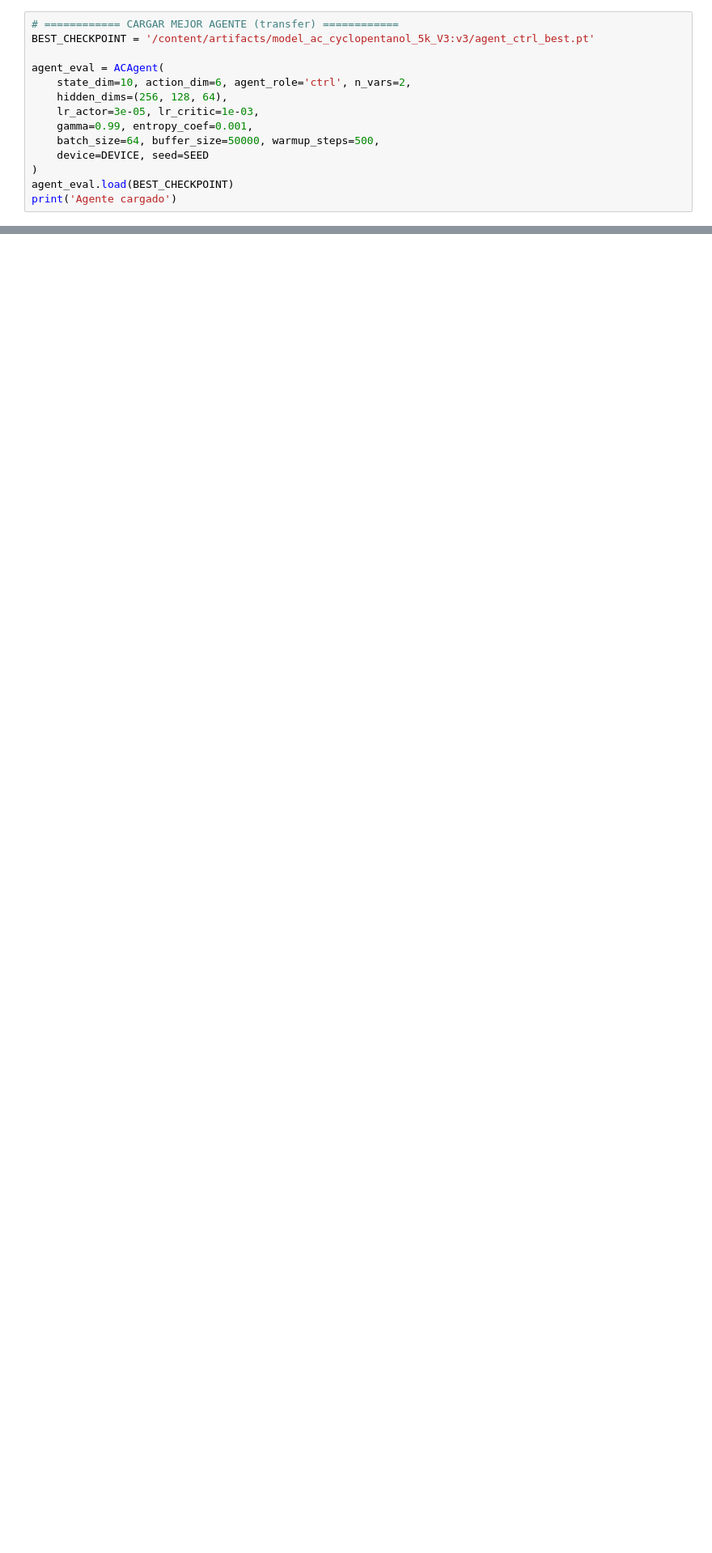
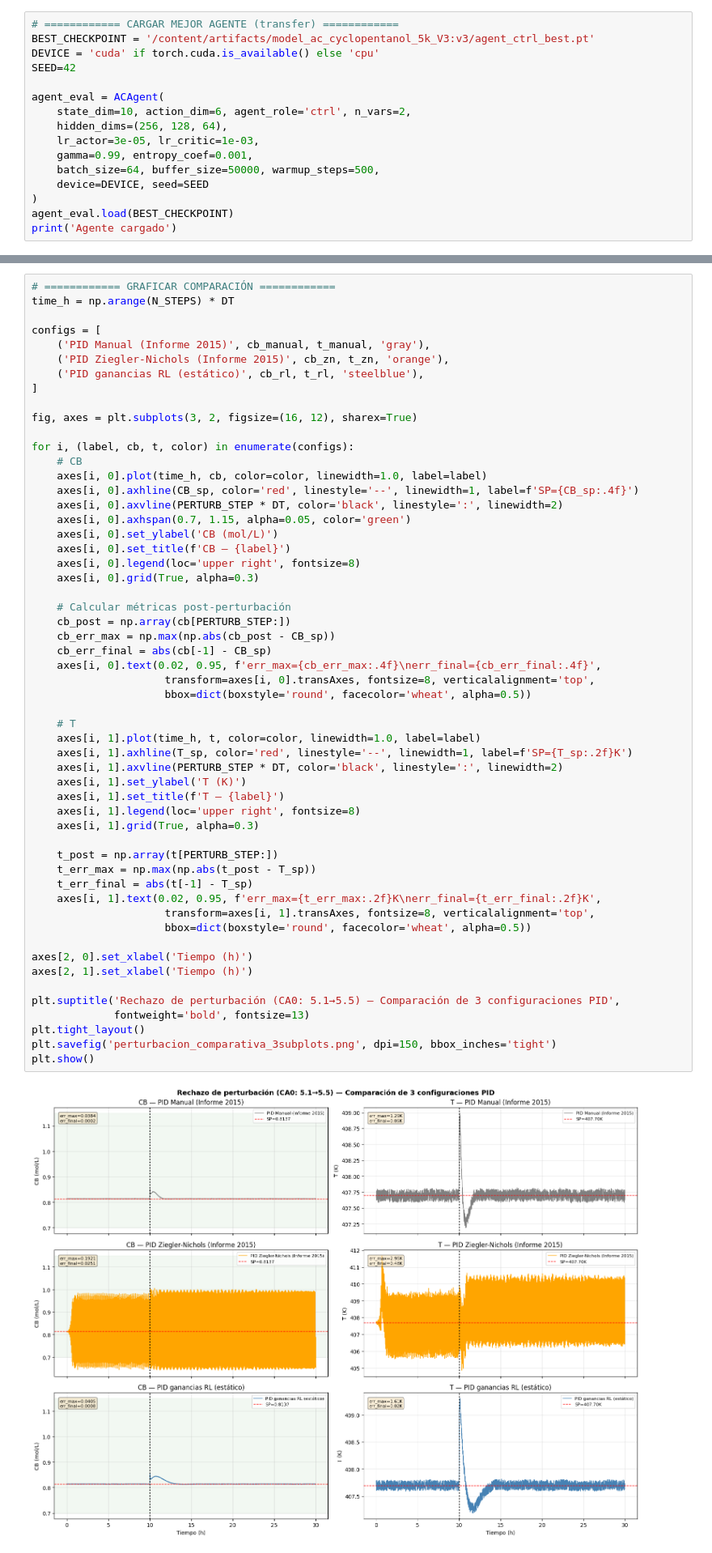
Before and after one commit to valeriaeskenazi/Control-PID-Adaptativo-Inteligente-mediante-Reinforcement-Learning, a Jupyter notebook: Version_4/Entrenamiento/CTRL/AC/Cyclopentanol/AC_Hiperparametros_Cyclopentanol_V3.ipynb, the cells around one changed output, grey strips where cells are left out. Shown at 81% size. Saved outputs shown, nothing was run; the diff lists cells and outputs as text; blank space fills up the shorter version.

```diff
--- a/Version_4/Entrenamiento/CTRL/AC/Cyclopentanol/AC_Hiperparametros_Cyclopentanol_V3.ipynb
+++ b/Version_4/Entrenamiento/CTRL/AC/Cyclopentanol/AC_Hiperparametros_Cyclopentanol_V3.ipynb
@@ -238,6 +238,8 @@ wandb:   2 of 2 files downloaded.
 # %%
 # ============ CARGAR MEJOR AGENTE (transfer) ============
 BEST_CHECKPOINT = '/content/artifacts/model_ac_cyclopentanol_5k_V3:v3/agent_ctrl_best.pt'
+DEVICE = 'cuda' if torch.cuda.is_available() else 'cpu'
+SEED=42
 
 agent_eval = ACAgent(
     state_dim=10, action_dim=6, agent_role='ctrl', n_vars=2,
@@ -756,0 +859,57 @@ Perturbación: CA0 = 5.5 mol/L
+# %%
+# ============ GRAFICAR COMPARACIÓN ============
+time_h = np.arange(N_STEPS) * DT
+
+configs = [
+    ('PID Manual (Informe 2015)', cb_manual, t_manual, 'gray'),
+    ('PID Ziegler-Nichols (Informe 2015)', cb_zn, t_zn, 'orange'),
+    ('PID ganancias RL (estático)', cb_rl, t_rl, 'steelblue'),
+]
+
+fig, axes = plt.subplots(3, 2, figsize=(16, 12), sharex=True)
+
+for i, (label, cb, t, color) in enumerate(configs):
+    # CB
+    axes[i, 0].plot(time_h, cb, color=color, linewidth=1.0, label=label)
+    axes[i, 0].axhline(CB_sp, color='red', linestyle='--', linewidth=1, label=f'SP={CB_sp:.4f}')
+    axes[i, 0].axvline(PERTURB_STEP * DT, color='black', linestyle=':', linewidth=2)
+    axes[i, 0].axhspan(0.7, 1.15, alpha=0.05, color='green')
+    axes[i, 0].set_ylabel('CB (mol/L)')
+    axes[i, 0].set_title(f'CB — {label}')
+    axes[i, 0].legend(loc='upper right', fontsize=8)
+    axes[i, 0].grid(True, alpha=0.3)
+
+    # Calcular métricas post-perturbación
+    cb_post = np.array(cb[PERTURB_STEP:])
+    cb_err_max = np.max(np.abs(cb_post - CB_sp))
+    cb_err_final = abs(cb[-1] - CB_sp)
+    axes[i, 0].text(0.02, 0.95, f'err_max={cb_err_max:.4f}\nerr_final={cb_err_final:.4f}',
+                     transform=axes[i, 0].transAxes, fontsize=8, verticalalignment='top',
+                     bbox=dict(boxstyle='round', facecolor='wheat', alpha=0.5))
+
+    # T
+    axes[i, 1].plot(time_h, t, color=color, linewidth=1.0, label=label)
+    axes[i, 1].axhline(T_sp, color='red', linestyle='--', linewidth=1, label=f'SP={T_sp:.2f}K')
+    axes[i, 1].axvline(PERTURB_STEP * DT, color='black', linestyle=':', linewidth=2)
+    axes[i, 1].set_ylabel('T (K)')
+    axes[i, 1].set_title(f'T — {label}')
+    axes[i, 1].legend(loc='upper right', fontsize=8)
+    axes[i, 1].grid(True, alpha=0.3)
+
+    t_post = np.array(t[PERTURB_STEP:])
+    t_err_max = np.max(np.abs(t_post - T_sp))
+    t_err_final = abs(t[-1] - T_sp)
+    axes[i, 1].text(0.02, 0.95, f'err_max={t_err_max:.2f}K\nerr_final={t_err_final:.2f}K',
+                     transform=axes[i, 1].transAxes, fontsize=8, verticalalignment='top',
+                     bbox=dict(boxstyle='round', facecolor='wheat', alpha=0.5))
+
+axes[2, 0].set_xlabel('Tiempo (h)')
+axes[2, 1].set_xlabel('Tiempo (h)')
+
+plt.suptitle('Rechazo de perturbación (CA0: 5.1→5.5) — Comparación de 3 configuraciones PID',
+             fontweight='bold', fontsize=13)
+plt.tight_layout()
+plt.savefig('perturbacion_comparativa_3subplots.png', dpi=150, bbox_inches='tight')
+plt.show()
+# %% [output]
+[figure, added]
```
Also changed, not shown: parts of 7 cells of this notebook, 3 other files.
